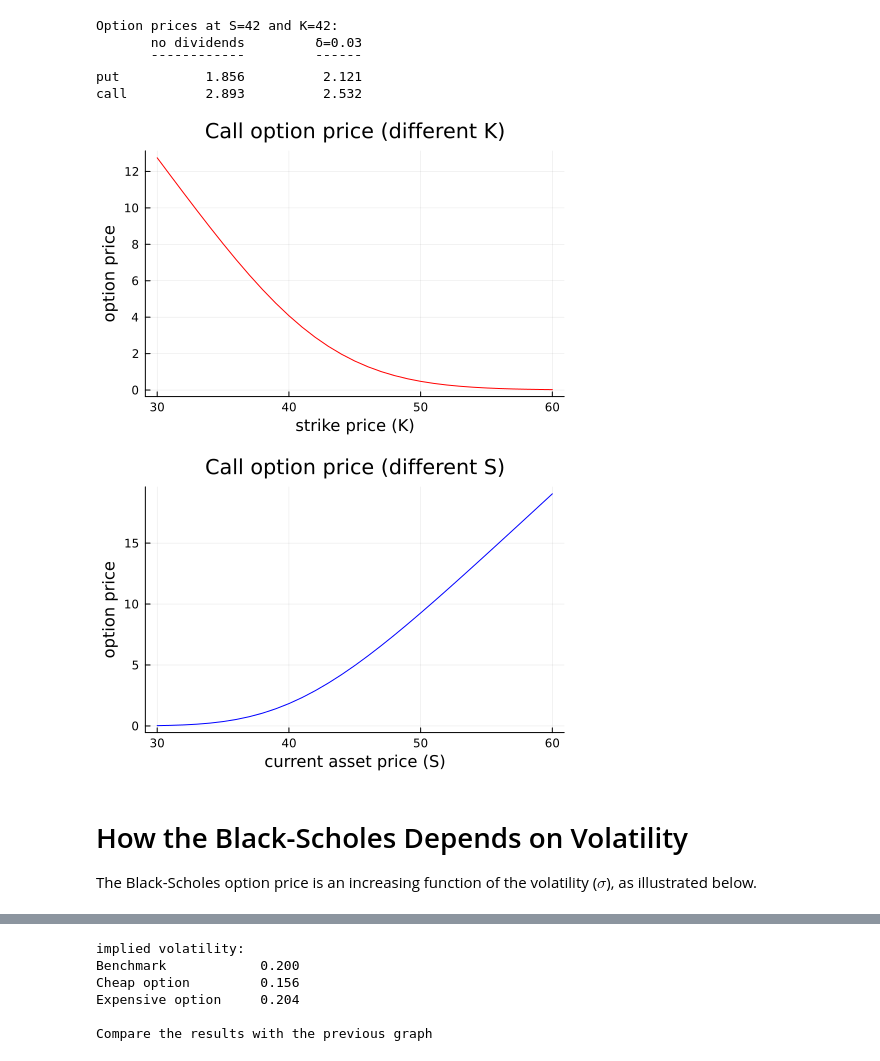
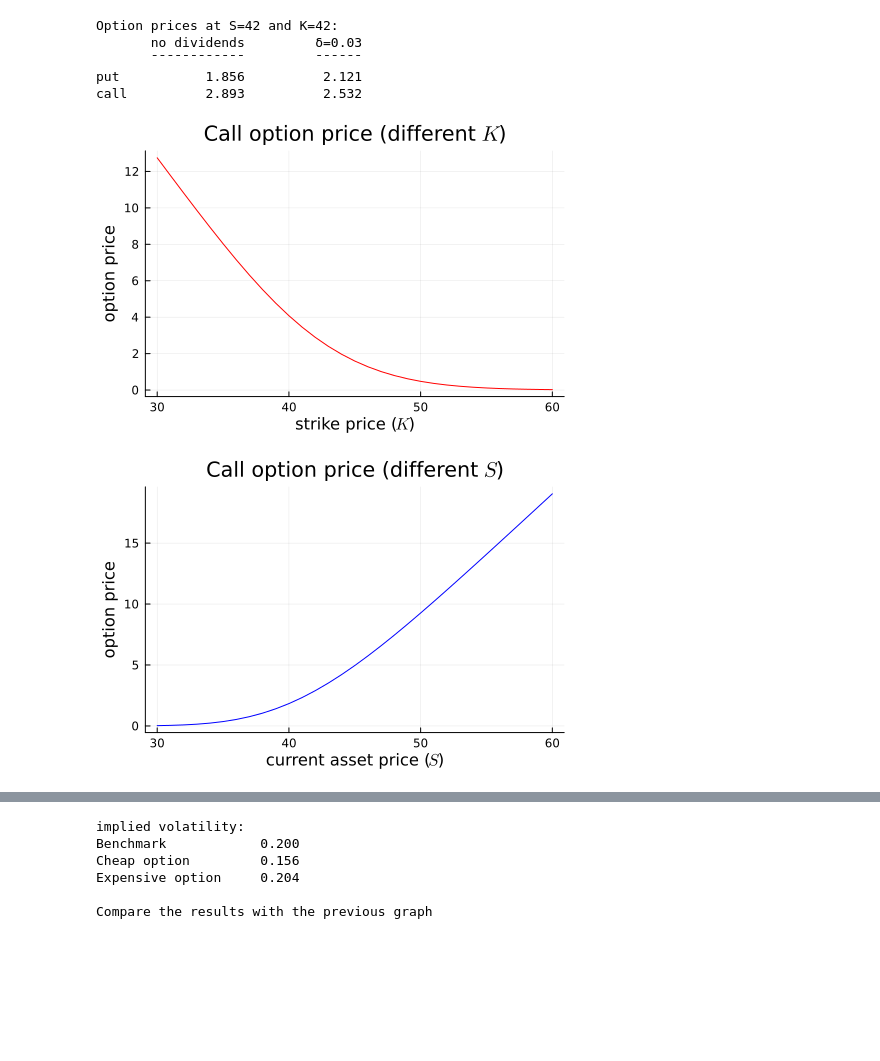
Before and after one commit to PaulSoderlind/FinancialTheoryMSc, a Jupyter notebook: Ch21_Options3.ipynb, the cells around one changed output, grey strips where cells are left out. Cells and saved outputs as stored; diff of their text form; code cells hidden in the pictures; blank space fills up the shorter version.

```diff
--- a/Ch21_Options3.ipynb
+++ b/Ch21_Options3.ipynb
@@ -71,16 +71,16 @@ call          2.893          2.532
 # %%
 K_range = 30:60           #different strike prices
 C_K     = OptionBlackSPs.(S,K_range,m,y,σ)
 
 p1 = plot( K_range,C_K,
            linecolor = :red,
            legend = false,
-           title  = "Call option price (different K)",
-           xlabel = "strike price (K)",
+           title  = L"Call option price (different $K$)",
+           xlabel = L"strike price ($K$)",
            ylabel = "option price" )
 display(p1)
 # %% [output]
-[figure, old version]
+[figure, new version]
 # %%
 S_range = 30:60                            #different spot prices
 C_S     = OptionBlackSPs.(S_range,K,m,y,σ)
@@ -88,14 +88,10 @@ C_S     = OptionBlackSPs.(S_range,K,m,y,σ)
 p1 = plot( S_range,C_S,
            linecolor = :blue,
            legend = false,
-           title  = "Call option price (different S)",
-           xlabel = "current asset price (S)",
+           title  = L"Call option price (different $S$)",
+           xlabel = L"current asset price ($S$)",
            ylabel = "option price" )
 display(p1)
 # %% [output]
-[figure, old version]
+[figure, new version]
-# %% [markdown]
-# How the Black-Scholes Depends on Volatility
-
-The Black-Scholes option price is an increasing function of the volatility ($\sigma$), as illustrated below.
 # %% [markdown]
```
Also changed, not shown: parts of 9 cells of this notebook.
